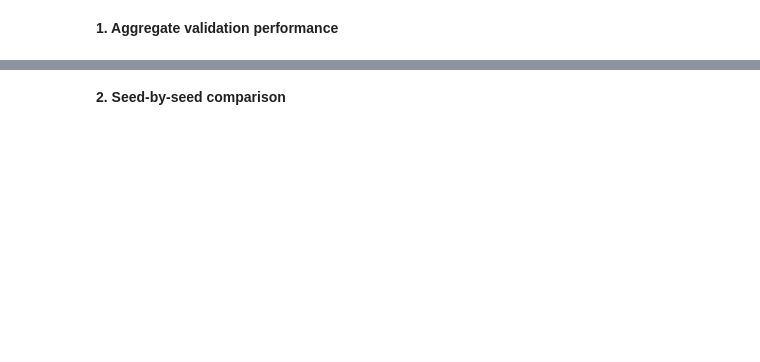
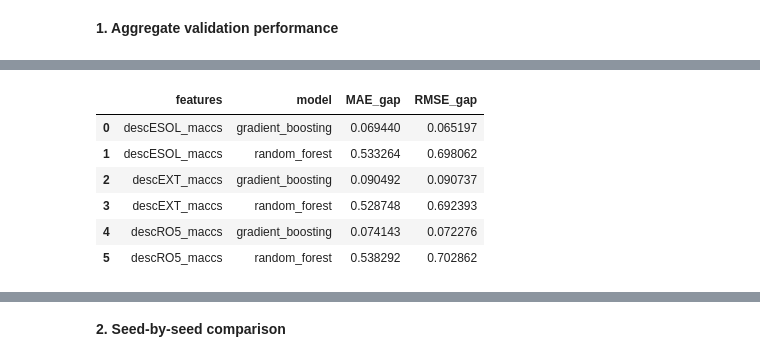
Before and after one commit to alexcorbero/admet-ml, a Jupyter notebook: notebooks/05_model_evaluation.ipynb, the cells around one changed output, grey strips where cells are left out. Cells and saved outputs as stored; diff of their text form; code cells hidden in the pictures; blank space fills up the shorter version.

```diff
--- a/notebooks/05_model_evaluation.ipynb
+++ b/notebooks/05_model_evaluation.ipynb
@@ -67,0 +44,20 @@ styled_summary
+# %%
+summary["MAE_gap"] = (
+    summary["valid_MAE_mean"]
+    - summary["train_MAE_mean"]
+)
+
+summary["RMSE_gap"] = (
+    summary["valid_RMSE_mean"]
+    - summary["train_RMSE_mean"]
+)
+
+summary[["features", "model", "MAE_gap", "RMSE_gap"]]
+# %% [output]
+|  | features | model | MAE_gap | RMSE_gap |
+| 0 | descESOL_maccs | gradient_boosting | 0.069440 | 0.065197 |
+| 1 | descESOL_maccs | random_forest | 0.533264 | 0.698062 |
+| 2 | descEXT_maccs | gradient_boosting | 0.090492 | 0.090737 |
+| 3 | descEXT_maccs | random_forest | 0.528748 | 0.692393 |
+| 4 | descRO5_maccs | gradient_boosting | 0.074143 | 0.072276 |
+| 5 | descRO5_maccs | random_forest | 0.538292 | 0.702862 |
```
Also changed, not shown: parts of 7 cells of this notebook, 1 other file.
